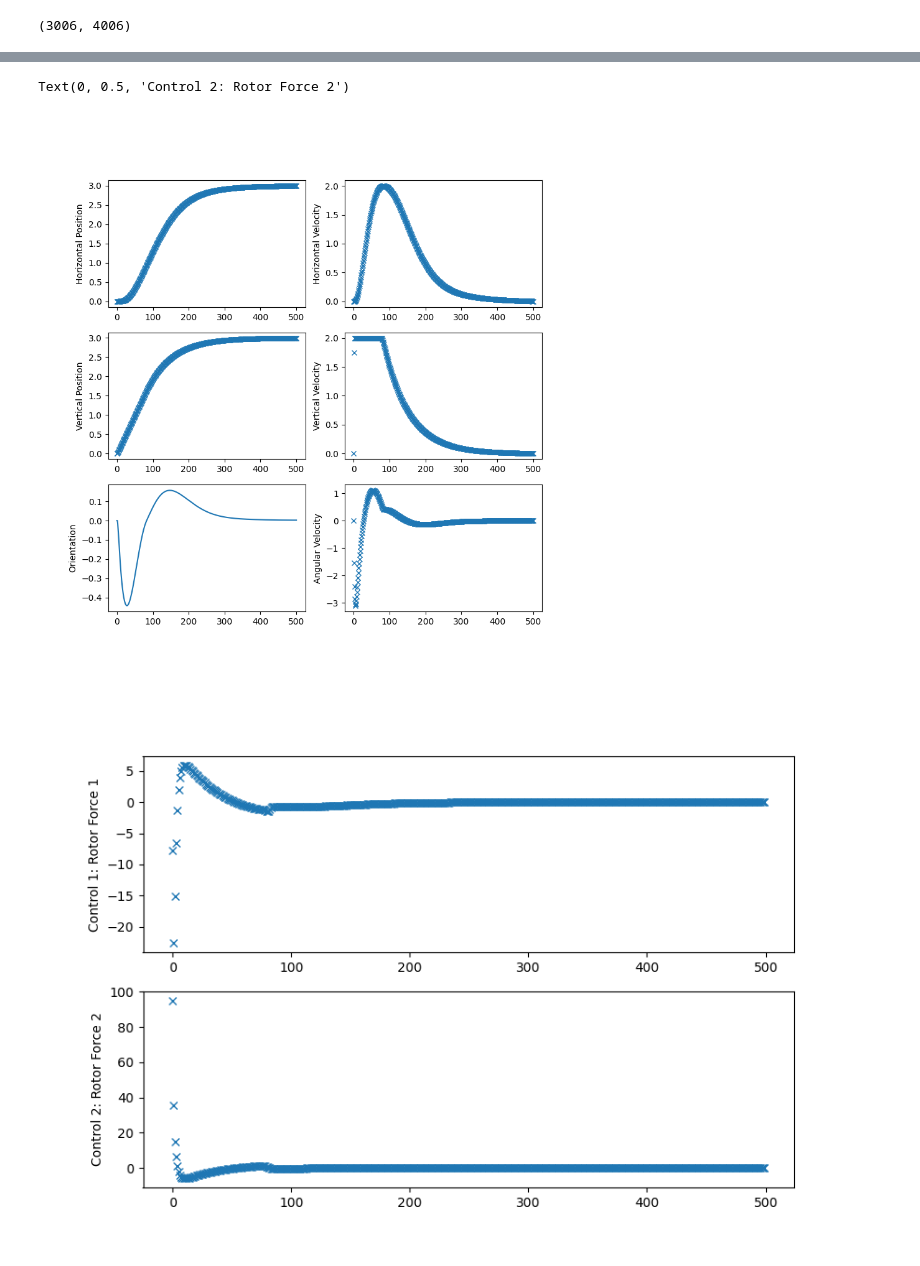
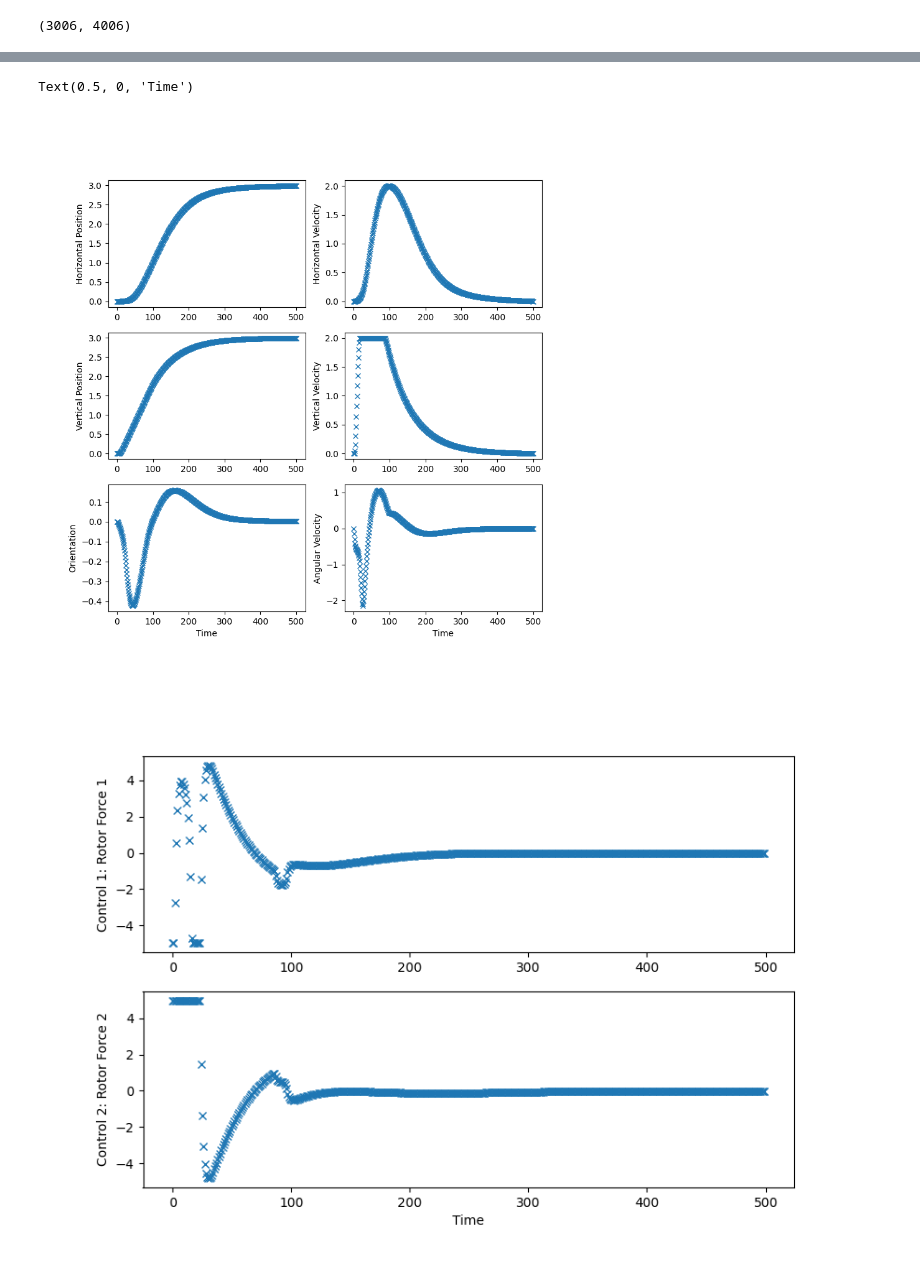
Before and after one commit to RiVer2000/ROB-GY-6323, a Jupyter notebook: Homework 2/Exercise_1.ipynb, the cells around one changed output, grey strips where cells are left out. Saved outputs shown, nothing was run; the diff lists cells and outputs as text; code cells hidden in the pictures.

```diff
--- a/Homework 2/Exercise_1.ipynb
+++ b/Homework 2/Exercise_1.ipynb
@@ -154,8 +122,7 @@ from qpsolvers import solve_qp
 '''
 H = np.zeros((nvars,nvars))
 mini_H = np.zeros((8,8))
-mini_H[1,1] = mini_H[3,3] = 1
-
+mini_H[1,1] = mini_H[3,3] = mini_H[6,6] = mini_H[7,7]= 1
 
 H[-6:,-6:] = mini_H[0:6,0:6]
 # Fill H blocks
@@ -163,7 +130,7 @@ for i in np.arange(0, (xdim + udim)*N, (xdim+udim)):
 	H[i:i+8, i:i+8] = mini_H
 # print(H[8:16,8:16])
 
-max_lims = np.array([0, 2, 0, 2, 0, 0, 0, 0]).reshape(-1,1)
+max_lims = np.array([0, 2, 0, 2, 0, 0, 5, 5]).reshape(-1,1)
 
 h = np.zeros((nvars,1))
 h[-6:] = max_lims[0:6]
@@ -171,11 +138,11 @@ for i in np.arange(0, 8*N, 8):
 	h[i:i+8] = max_lims
 '''
 
-max_lims = np.array([0, 2, 0, 2, 0, 0, 0, 0]).reshape(-1,1)
+max_lims = np.array([0, 2, 0, 2, 0, 0, 5, 5]).reshape(-1,1)
 # For upper bounds
 H_upper = np.zeros((nvars, nvars))
 mini_H = np.zeros((8, 8))
-mini_H[1,1] = mini_H[3,3] = 1
+mini_H[1,1] = mini_H[3,3] = mini_H[6,6] = mini_H[7,7]= 1
 
 H_upper[-6:, -6:] = mini_H[0:6, 0:6]
 for i in np.arange(0, (xdim + udim) * N, (xdim + udim)):
@@ -197,7 +164,6 @@ h_lower[-6:] = max_lims[0:6]
 for i in np.arange(0, 8 * N, 8):
     h_lower[i:i + 8] = max_lims
 
-# Now concatenate both upper and lower bounds to form the full constraint vector
 H = np.vstack((H_upper, H_lower))
 h = np.vstack((h_upper, h_lower))
 
@@ -207,72 +173,63 @@ print(G_des.shape)
 print(H.shape)
 print(h.shape)
 print(M.shape)
-# p = np.vstack((p, np.zeros((6,1)).reshape(-1,1)))
 print(p.shape)
-res = solve_qp(G, -G_des, H, h, M, p, solver='cvxopt')
+yl1 = solve_qp(G, -G_des, H, h, M, p, solver='cvxopt')
 
-# # Extract the state values (x) from the solution vector, reshape them, and transpose to shape (6, 500)
-# x2 = res[:4000].reshape(-1, 8)[:, :6].T
 
-# # Extract the control values (u) from the solution vector, reshape them, and transpose to shape (2, 500)
-# u2 = res[:4000].reshape(-1, 8)[:, 6:].T
+x_pos_1 = yl1[0:N*8+6:8].flatten()
+x_vel_1 = yl1[1:N*8+6:8].flatten()
+y_pos_1 = yl1[2:N*8+6:8].flatten()
+y_vel_1 = yl1[3:N*8+6:8].flatten()
+angle_1 = yl1[4:N*8+6:8].flatten()
+angle_vel_1 = yl1[5:N*8+6:8].flatten()
+control1_1 = yl1[6:N*8+6:8].flatten()
+control2_1 = yl1[7:N*8+6:8].flatten()
 
-# # Print the final state of the system (last time step) with rounded values for clarity
-# print(f"\n\nFinal State = {np.round(x2[:, N-1], 5)}")
 
-# # Print the maximum and minimum values of the first control input (u1)
-# print(f"U1 : Max = {round(u2[0].max(), 6)}, Min = {round(u2[0].min(), 5)}")
 
-# # Print the maximum and minimum values of the second control input (u2)
-# print(f"U2 : Max = {round(u2[1].max(), 7)}, Min = {round(u2[1].min(), 5)}")
-
-x_pos = res[0:N*8+6:8].flatten()
-x_vel = res[1:N*8+6:8].flatten()
-y_pos = res[2:N*8+6:8].flatten()
-y_vel = res[3:N*8+6:8].flatten()
-angle = res[4:N*8+6:8].flatten()
-angle_vel = res[5:N*8+6:8].flatten()
-control1 = res[6:N*8+6:8].flatten()
-control2 = res[7:N*8+6:8].flatten()
 
 plt.figure(figsize=[9,9])
 plt.subplot(3,2,1)
 plt.ylabel('Horizontal Position')
-plt.plot(x_pos, 'x')
+plt.plot(x_pos_1, 'x')
 plt.subplot(3,2,2)
 plt.ylabel('Horizontal Velocity')
-plt.plot(x_vel, 'x')
+plt.plot(x_vel_1, 'x')
 plt.subplot(3,2,3)
 plt.ylabel('Vertical Position')
-plt.plot(y_pos, 'x')
+plt.plot(y_pos_1, 'x')
 plt.subplot(3,2,4)
 plt.ylabel('Vertical Velocity')
-plt.plot(y_vel, 'x')
+plt.plot(y_vel_1, 'x')
 plt.subplot(3,2,5)
 plt.ylabel('Orientation')
-plt.plot(angle)
+plt.plot(angle_1, 'x')
+plt.xlabel('Time')
 plt.subplot(3,2,6)
 plt.ylabel('Angular Velocity')
-plt.plot(angle_vel, 'x')
+plt.plot(angle_vel_1, 'x')
+plt.xlabel('Time')
 
 plt.figure(figsize=[9,6])
 plt.subplot(2,1,1)
-plt.plot(control1, 'x')
+plt.plot(control1_1, 'x')
 plt.ylabel('Control 1: Rotor Force 1')
 plt.subplot(2,1,2)
-plt.plot(control2, 'x')
+plt.plot(control2_1, 'x')
 plt.ylabel('Control 2: Rotor Force 2')
+plt.xlabel('Time')
 
 # Animate the quadrotor using the computed state (x2) and control inputs (u2) with the desired goal position
 # quadrotor.animate_robot(x2, u2, goal=[3, 3])
 # %% [output]
 (4006, 4006)
 (4006, 1)
 (8012, 4006)
 (8012, 1)
 (3006, 4006)
 (3006, 1)
-Text(0, 0.5, 'Control 2: Rotor Force 2')
+Text(0.5, 0, 'Time')
-[figure, old version]
+[figure, new version]
-[figure, old version]
+[figure, new version]
 # %%
```
Also changed, not shown: parts of 7 cells of this notebook.
